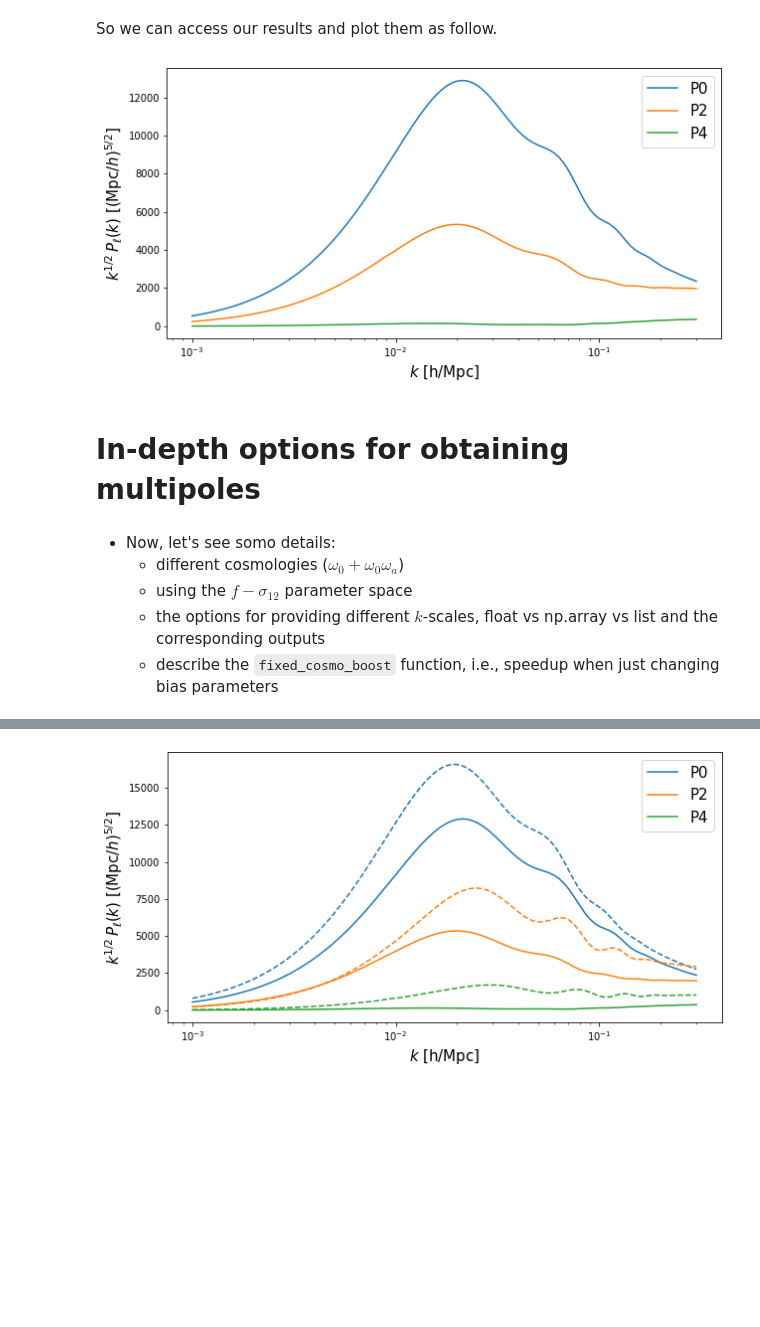
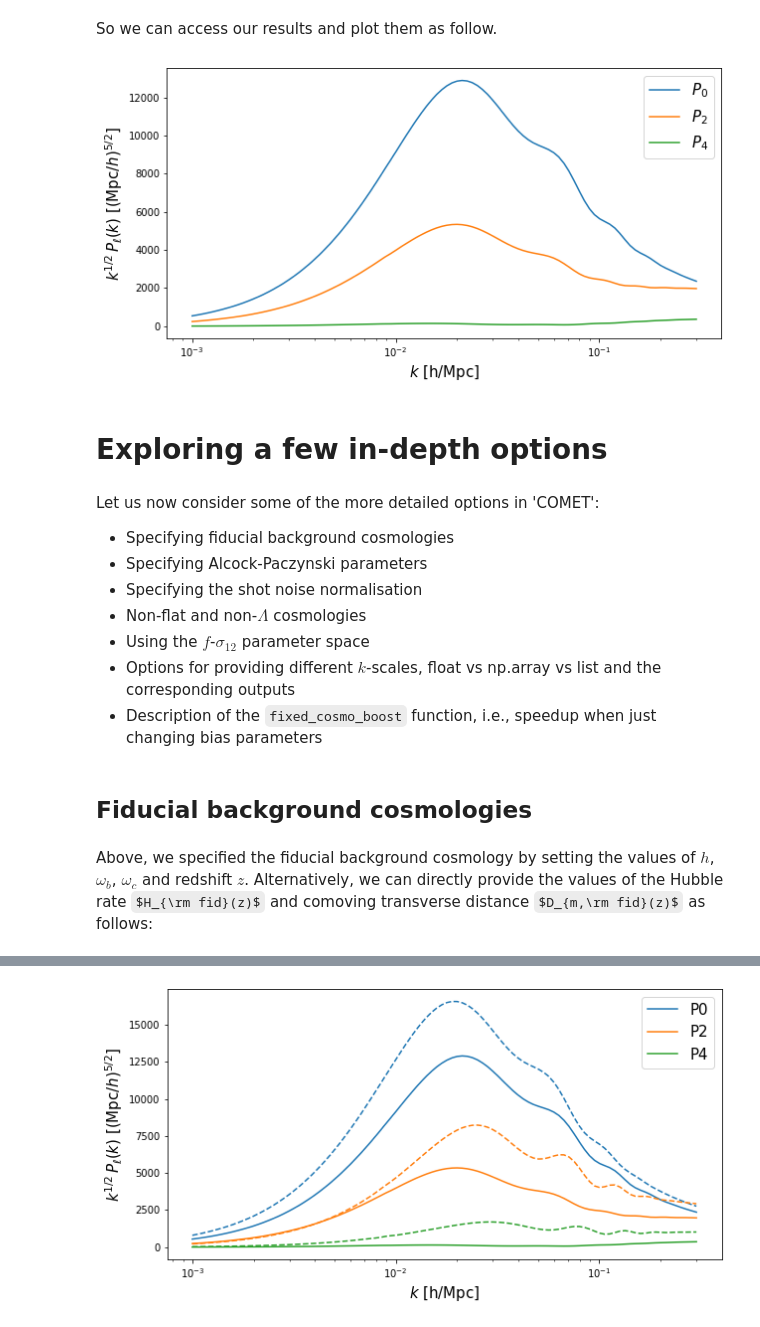
Before and after one commit to adematti/comet-emu, a Jupyter notebook: notebooks/Tutorial.ipynb, the cells around one changed output, grey strips where cells are left out. Drawn from its saved outputs; the diff is of its cells as text; code cells hidden in the pictures; some formulas as TeX source; blank space fills up the shorter version.

```diff
--- a/notebooks/Tutorial.ipynb
+++ b/notebooks/Tutorial.ipynb
@@ -60,24 +60,31 @@ print(Pell_LCDM.keys())
 dict_keys(['ell0', 'ell2', 'ell4'])
 # %% [markdown]
 So we can access our results and plot them as follow.
-# %%
-f = plt.figure(figsize=(10,5))
-ax = f.add_subplot(111)
-
-ax.semilogx(k_hMpc, k_hMpc**0.5*Pell_LCDM["ell0"],c='C0',ls='-',label='P0')
-ax.semilogx(k_hMpc, k_hMpc**0.5*Pell_LCDM["ell2"],c='C1',ls='-',label='P2')
-ax.semilogx(k_hMpc, k_hMpc**0.5*Pell_LCDM["ell4"],c='C2',ls='-',label='P4')
-ax.set_xlabel('$k$ [h/Mpc]',fontsize=15)
-ax.set_ylabel(r'$k^{1/2}\,P_{\ell}(k)$ [$(\mathrm{Mpc}/h)^{5/2}$]',fontsize=15)
-ax.legend(fontsize=15)
-plt.show()
-# %% [output]
-[figure, removed]
+# %%
+f = plt.figure(figsize=(10,5))
+ax = f.add_subplot(111)
+
+ax.semilogx(k_hMpc, k_hMpc**0.5*Pell_LCDM["ell0"],c='C0',ls='-',label='$P_0$')
+ax.semilogx(k_hMpc, k_hMpc**0.5*Pell_LCDM["ell2"],c='C1',ls='-',label='$P_2$')
+ax.semilogx(k_hMpc, k_hMpc**0.5*Pell_LCDM["ell4"],c='C2',ls='-',label='$P_4$')
+ax.set_xlabel('$k$ [h/Mpc]',fontsize=15)
+ax.set_ylabel(r'$k^{1/2}\,P_{\ell}(k)$ [$(\mathrm{Mpc}/h)^{5/2}$]',fontsize=15)
+ax.legend(fontsize=15)
+plt.show()
+# %% [output]
+[figure, added]
 # %% [markdown]
-# In-depth options for obtaining multipoles
+# Exploring a few in-depth options
 # %% [markdown]
-* Now, let's see somo details:
-    * different cosmologies ($\omega_0 + \omega_0\omega_a$)
-    * using the $f-\sigma_{12}$ parameter space
-    * the options for providing different $k$-scales, float vs np.array vs list and the corresponding outputs
-    * describe the `fixed_cosmo_boost` function, i.e., speedup when just changing bias parameters
+Let us now consider some of the more detailed options in 'COMET':
+   * Specifying fiducial background cosmologies
+   * Specifying Alcock-Paczynski parameters
+   * Specifying the shot noise normalisation
+   * Non-flat and non-$\Lambda$ cosmologies
+   * Using the $f$-$\sigma_{12}$ parameter space
+   * Options for providing different $k$-scales, float vs np.array vs list and the corresponding outputs
+   * Description of the `fixed_cosmo_boost` function, i.e., speedup when just changing bias parameters
+# %% [markdown]
+## Fiducial background cosmologies
+# %% [markdown]
+Above, we specified the fiducial background cosmology by setting the values of $h$, $\omega_b$, $\omega_c$ and redshift $z$. Alternatively, we can directly provide the values of the Hubble rate $H_{\rm fid}(z)$ and comoving transverse distance $D_{m,\rm fid}(z)$ as follows:
```
Also changed, not shown: parts of 41 cells of this notebook, 1 other file.
